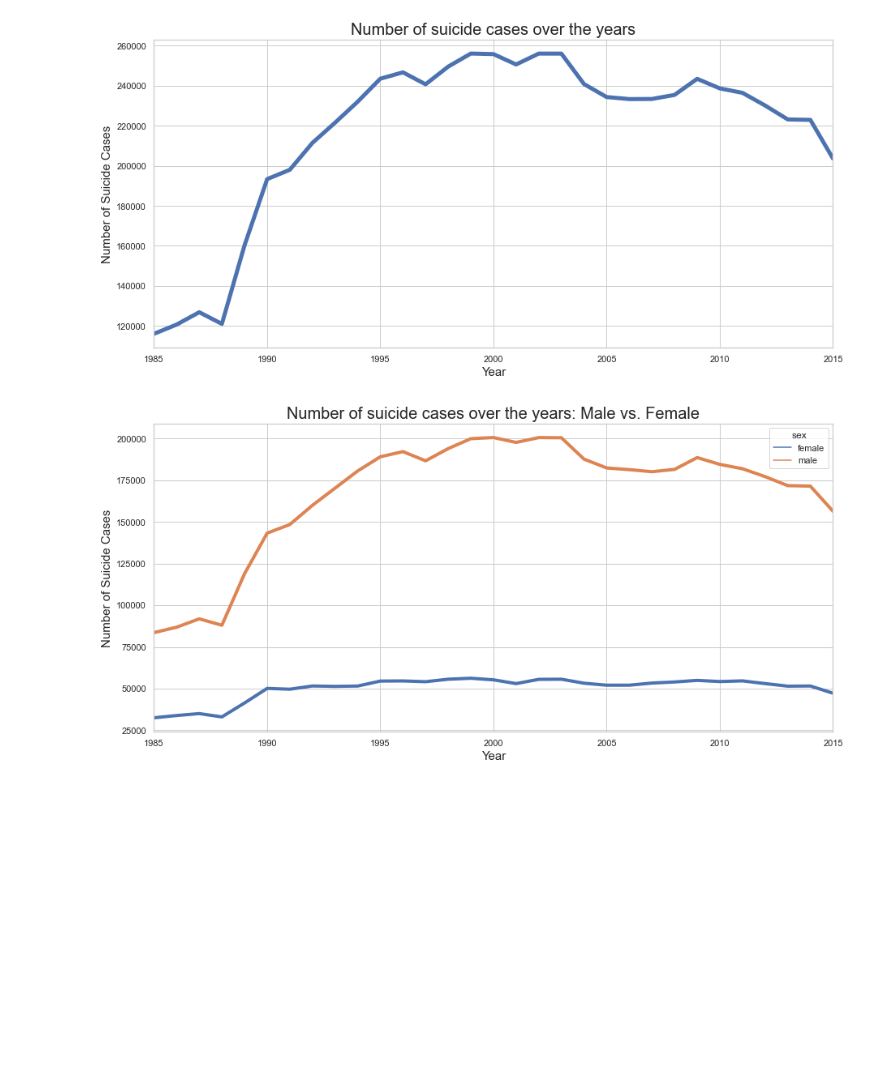
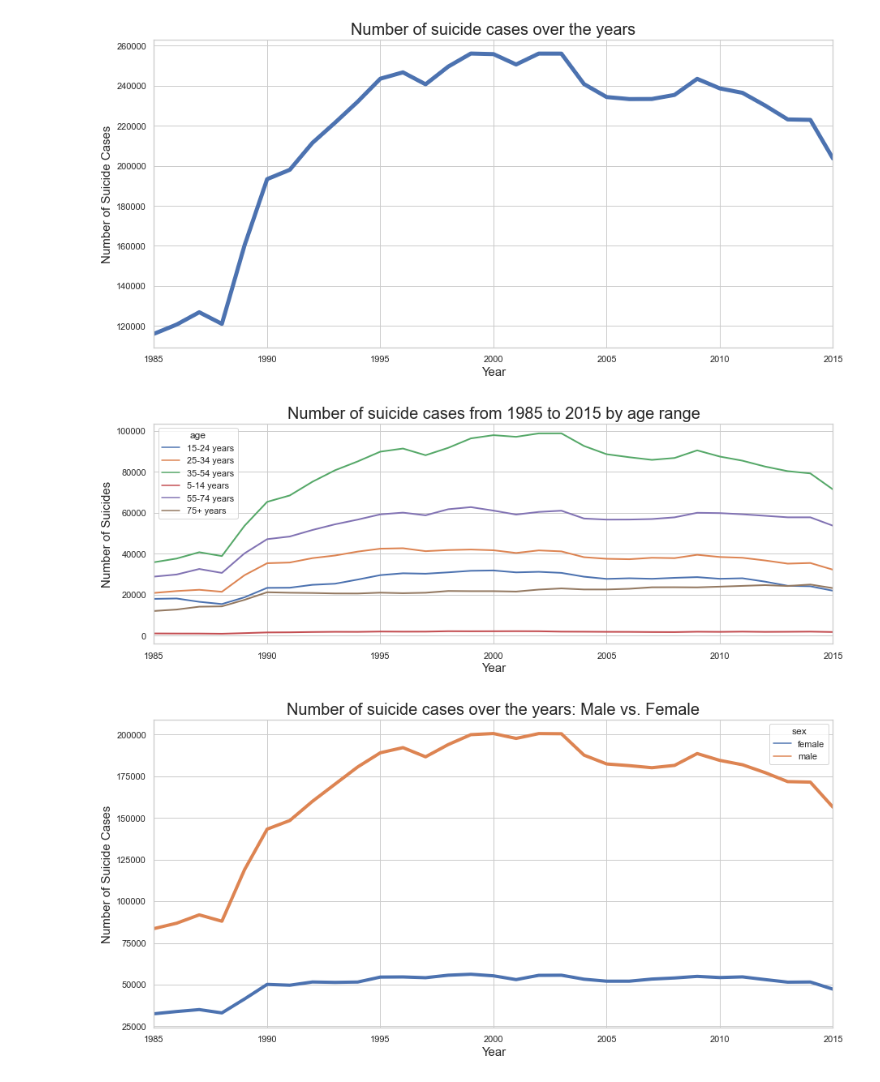
Before and after one commit to jaredblase/lyrid-training, a Jupyter notebook: 1/Suicide Rates.ipynb, the cells around one changed output. Drawn from its saved outputs; the diff is of its cells as text; code cells hidden in the pictures; blank space fills up the shorter version.

```diff
--- a/1/Suicide Rates.ipynb
+++ b/1/Suicide Rates.ipynb
@@ -251,6 +268,16 @@ plt.title('Number of suicide cases over the years', fontsize=20)
 plt.show()
 # %% [output]
 [figure]
+# %%
+fig, ax = plt.subplots(figsize=(15, 5))
+sns.lineplot(ax=ax, x='year', y='suicides_no', hue='age', data=df2, linewidth=2)
+plt.ylabel('Number of Suicides', fontsize=15)
+plt.xlabel('Year', fontsize=15)
+plt.xlim([1985, 2015])
+plt.title('Number of suicide cases from 1985 to 2015 by age range', fontsize=20)
+plt.show()
+# %% [output]
+[figure, added]
 # %%
 fig, ax = plt.subplots(figsize=(15, 7))
 
```
Also changed, not shown: parts of 9 cells of this notebook.
